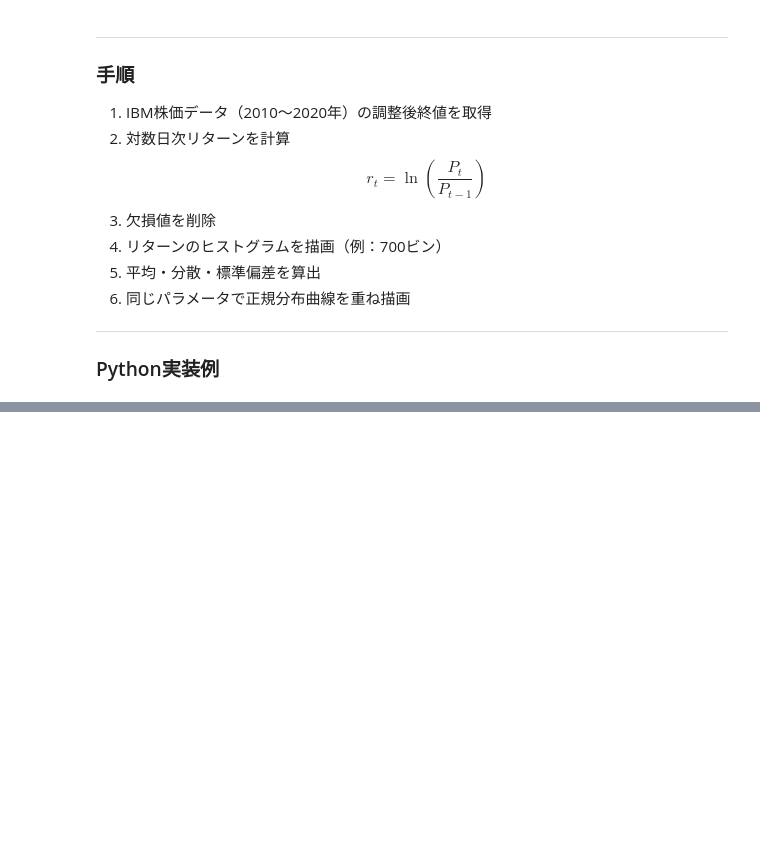
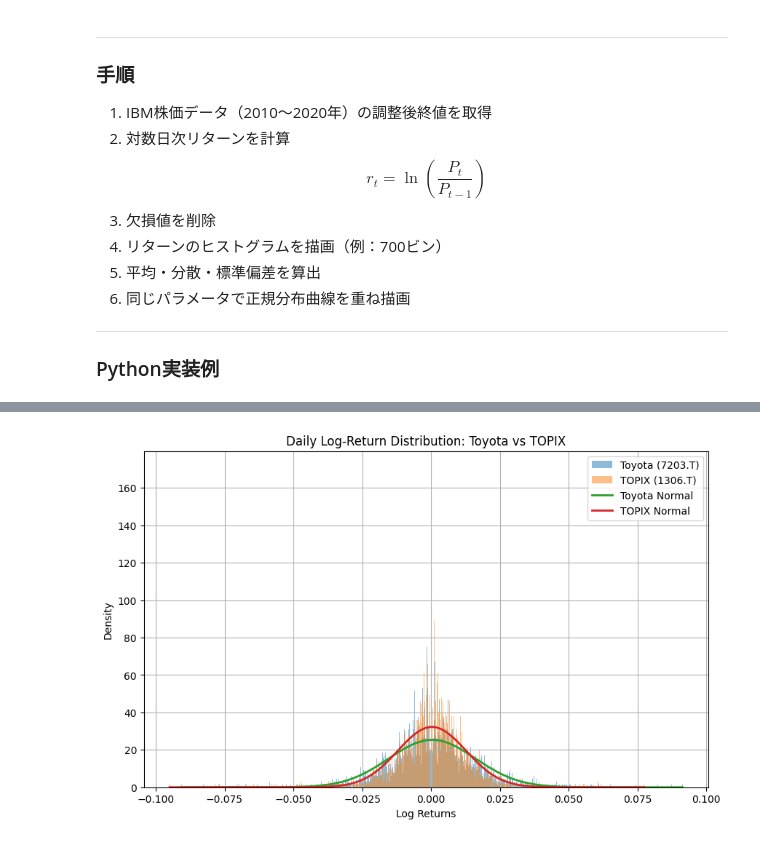
Before and after one commit to ish66726-a11y/colab-notebooks, a Jupyter notebook: notebooks/04CAPM資本資産評価モデル.ipynb, the cells around one changed output, grey strips where cells are left out. Drawn from its saved outputs; the diff is of its cells as text; code cells hidden in the pictures; blank space fills up the shorter version.

```diff
--- a/notebooks/04CAPM資本資産評価モデル.ipynb
+++ b/notebooks/04CAPM資本資産評価モデル.ipynb
@@ -601,0 +599,84 @@ plt.show()
+# %%
+import numpy as np
+import pandas as pd
+import yfinance as yf
+import matplotlib.pyplot as plt
+from scipy.stats import norm
+
+# ===== 設定 =====
+asset_ticker = "7203.T"   # トヨタ
+market_ticker = "1306.T"  # TOPIX連動ETF（TOPIXプロキシ）
+
+start_date = "2010-01-01"
+end_date = "2020-01-01"
+
+# ===== 価格データ取得（調整後終値）=====
+prices = yf.download(
+    [asset_ticker, market_ticker],
+    start=start_date,
+    end=end_date,
+    auto_adjust=True,
+    progress=False
+)["Close"]
+
+# 欠損除去（両方そろっている日だけ）
+prices = prices.dropna(how="any")
+
+# ===== 日次対数リターン =====
+log_returns = np.log(prices / prices.shift(1)).dropna()
+
+asset_ret = log_returns[asset_ticker]
+market_ret = log_returns[market_ticker]
+
+# ===== 平均・標準偏差 =====
+mu_asset, sigma_asset = asset_ret.mean(), asset_ret.std(ddof=1)
+mu_market, sigma_market = market_ret.mean(), market_ret.std(ddof=1)
+
+# ===== ヒストグラム =====
+plt.figure(figsize=(10, 6))
+
+plt.hist(
+    asset_ret,
+    bins=700,
+    density=True,
+    alpha=0.5,
+    label="Toyota (7203.T)"
+)
+
+plt.hist(
+    market_ret,
+    bins=700,
+    density=True,
+    alpha=0.5,
+    label="TOPIX (1306.T)"
+)
+
+# ===== 正規分布カーブ =====
+x_asset = np.linspace(asset_ret.min(), asset_ret.max(), 1000)
+x_market = np.linspace(market_ret.min(), market_ret.max(), 1000)
+
+plt.plot(x_asset, norm.pdf(x_asset, mu_asset, sigma_asset),
+         linewidth=2, label="Toyota Normal")
+
+plt.plot(x_market, norm.pdf(x_market, mu_market, sigma_market),
+         linewidth=2, label="TOPIX Normal")
+
+plt.title("Daily Log-Return Distribution: Toyota vs TOPIX")
+plt.xlabel("Log Returns")
+plt.ylabel("Density")
+plt.legend()
+plt.grid(True)
+plt.show()
+
+# ===== 数値出力 =====
+print("Toyota (7203.T)")
+print(f"  mu    : {mu_asset:.6f}")
+print(f"  sigma : {sigma_asset:.6f}")
+print(f"  mu ± 3σ: [{mu_asset - 3*sigma_asset:.6f}, {mu_asset + 3*sigma_asset:.6f}]")
+
+print("\nTOPIX (1306.T)")
+print(f"  mu    : {mu_market:.6f}")
+print(f"  sigma : {sigma_market:.6f}")
+print(f"  mu ± 3σ: [{mu_market - 3*sigma_market:.6f}, {mu_market + 3*sigma_market:.6f}]")
+# %% [output]
+[figure, added]
```
Also changed, not shown: parts of 7 cells of this notebook.
